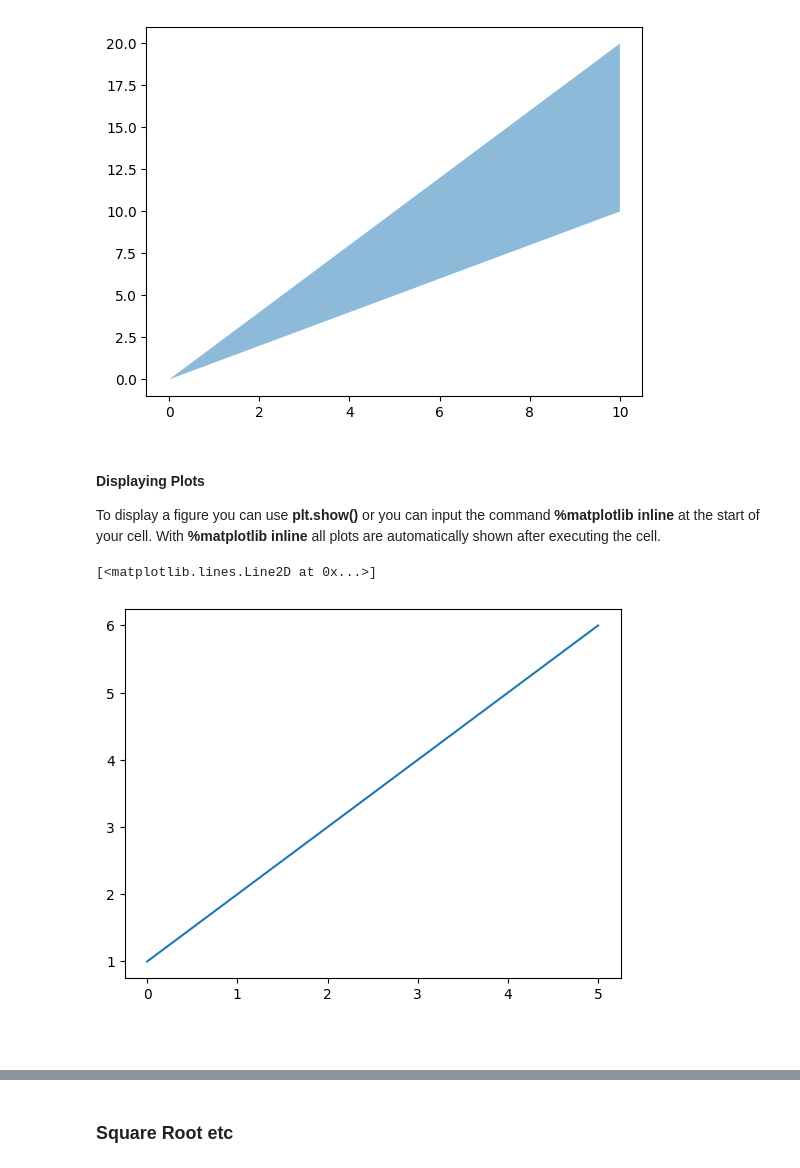
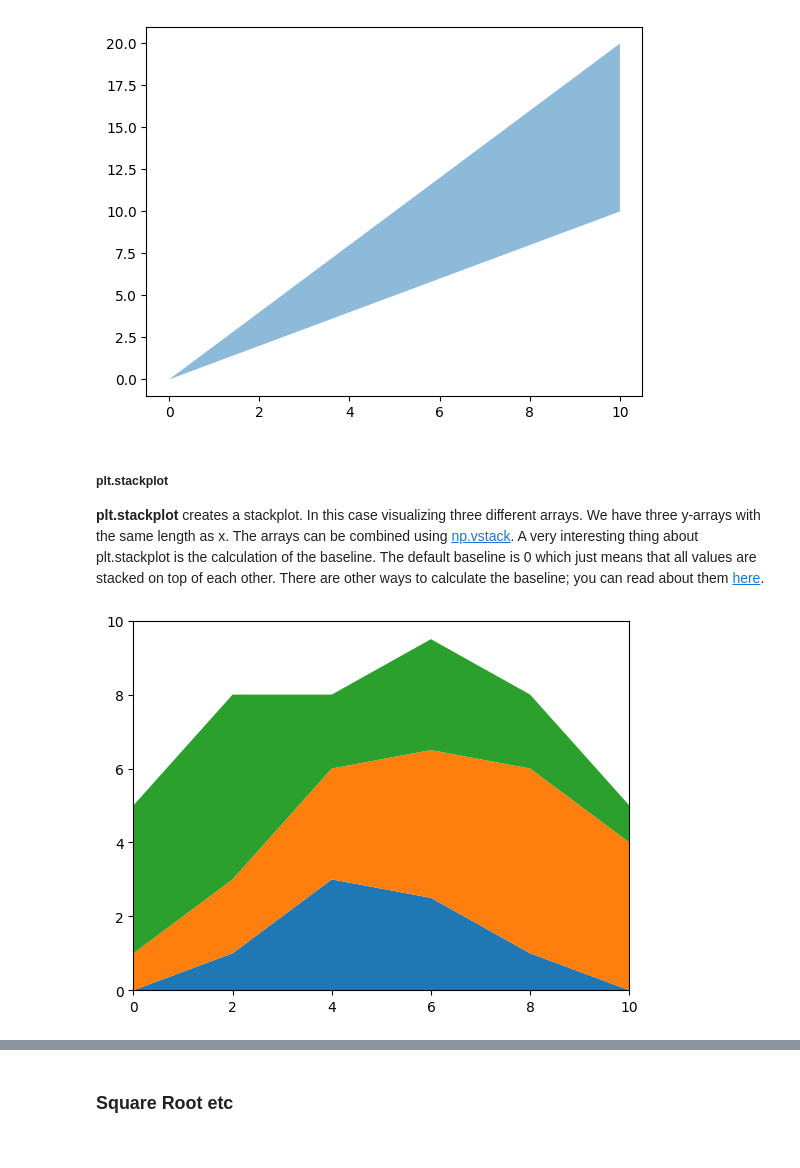
Before and after one commit to ifsm/pymus, a Jupyter notebook: Calculations, Plot, Conditions, Strings/Calculations, Plot, Conditions, Strings.ipynb, the cells around one changed output, grey strips where cells are left out. Saved outputs shown, nothing was run; the diff lists cells and outputs as text; code cells hidden in the pictures.

```diff
--- a/Calculations, Plot, Conditions, Strings/Calculations, Plot, Conditions, Strings.ipynb
+++ b/Calculations, Plot, Conditions, Strings/Calculations, Plot, Conditions, Strings.ipynb
@@ -833,16 +836,19 @@ plt.fill_between(x, y1, y2, alpha=.5, linewidth=0)
 plt.show()
 # %% [output]
 [figure]
-# %% [markdown]
-<h4>Displaying Plots</h4>
-To display a figure you can use <b>plt.show()</b> or you can input the command <b>%matplotlib inline</b> at the start of your cell. With <b>%matplotlib inline</b> all plots are automatically shown after executing the cell.
-# %%
-%matplotlib inline
-x = np.arange(6)
-y = x+1
-plt.plot(x, y)
-# %% [output]
-[<matplotlib.lines.Line2D at 0x...>]
-[figure, removed]
 # %% [markdown]
-<h5></h5>
+<h5>plt.stackplot</h5>
+<b>plt.stackplot</b> creates a stackplot. In this case visualizing three different arrays. We have three y-arrays with the same length as x. The arrays can be combined using <a href="https://numpy.org/doc/stable/reference/generated/numpy.vstack.html#numpy.vstack">np.vstack</a>. A very interesting thing about plt.stackplot is the calculation of the baseline. The default baseline is 0 which just means that all values are stacked on top of each other. There are other ways to calculate the baseline; you can read about them <a href="https://matplotlib.org/stable/api/_as_gen/matplotlib.axes.Axes.stackplot.html#matplotlib.axes.Axes.stackplot">here</a>.
+# %%
+x = np.arange(0, 12, 2)
+ay = [0, 1, 3, 2.5, 1, 0]
+by = [1, 2, 3, 4, 5, 4]
+cy = [4, 5, 2, 3, 2, 1]
+y = np.vstack([ay, by, cy])
+
+plt.stackplot (x, y)
+plt.xlim (0, 10)
+plt.ylim (0, 10)
+plt.show()
+# %% [output]
+[figure, added]
```
Also changed, not shown: parts of 33 cells of this notebook.
